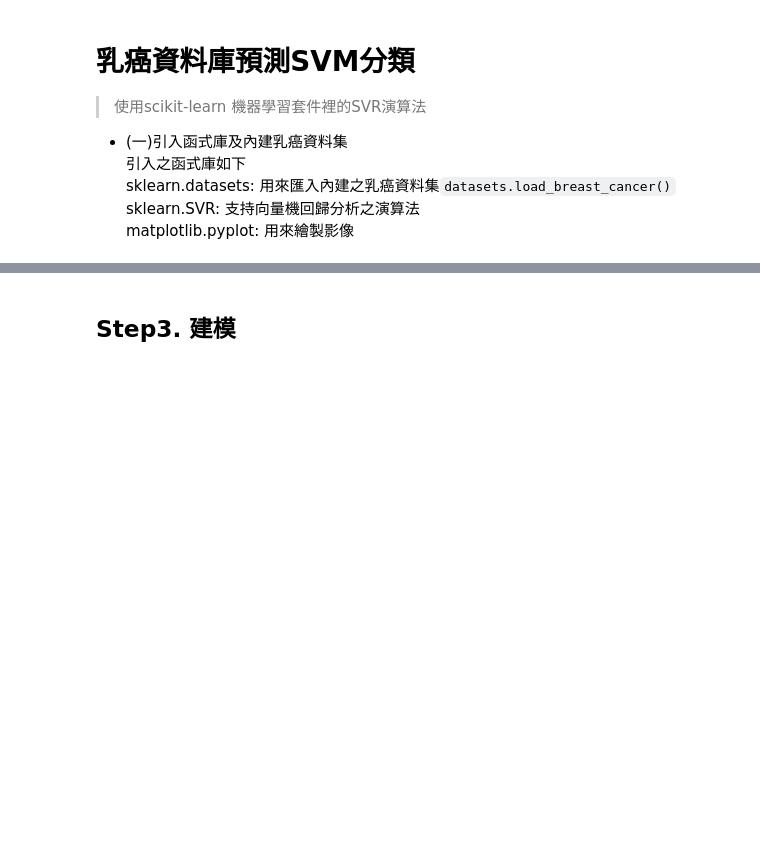
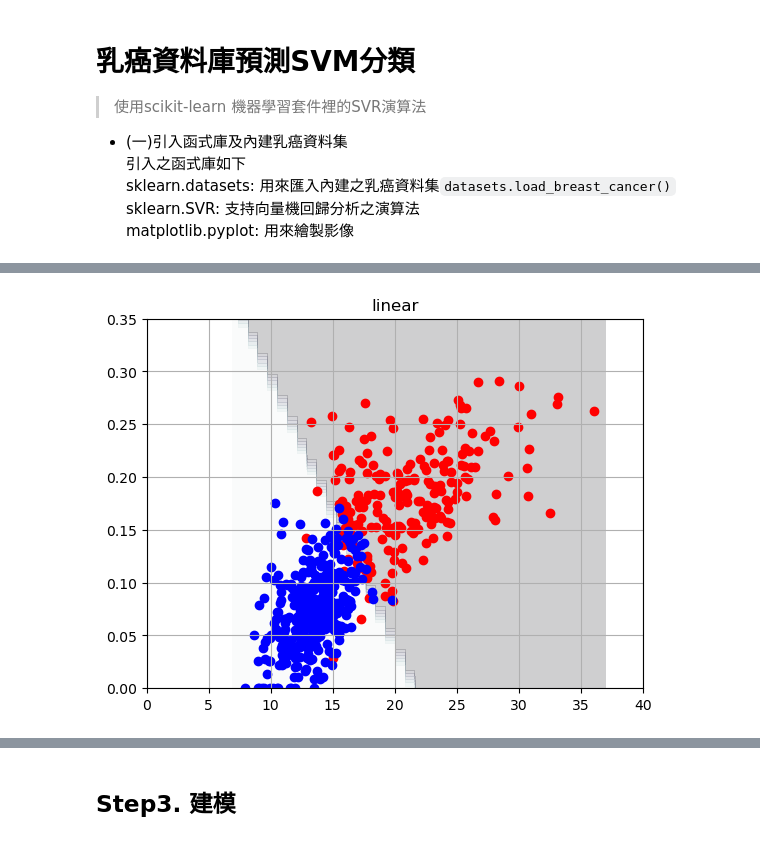
Before and after one commit to chiangmengche/IMLP449, a Jupyter notebook: Unit05_2/SVM實戰.ipynb, the cells around one changed output, grey strips where cells are left out. Drawn from its saved outputs; the diff is of its cells as text; code cells hidden in the pictures; blank space fills up the shorter version.

```diff
--- a/Unit05_2/SVM實戰.ipynb
+++ b/Unit05_2/SVM實戰.ipynb
@@ -20,0 +92,29 @@ breast_cancer=datasets.load_breast_cancer()
+# %%
+training_data = np.r_[malignant, benign]
+training_labels = np.r_[np.zeros(len(malignant)), np.ones(len(benign))]
+# %%
+def SVM_plot(clf,title):
+    training_x_min=training_data[:,0].min()-1
+    training_x_max=training_data[:,0].max()+1
+    training_y_min=training_data[:,1].min()-1
+    training_y_max=training_data[:,1].max()+1
+    grid_interval=0.02
+    xx,yy=np.meshgrid(np.arange(training_x_min,training_x_max,grid_interval),np.arange(training_y_min,training_y_max,grid_interval))
+
+    Z=clf.predict(np.c_[xx.ravel(),yy.ravel()])
+    Z=Z.reshape(xx.shape)
+    plt.contourf(xx,yy,Z,cmap=plt.cm.bone,alpha=0.2)
+    plt.autoscale()
+    plt.grid()
+    plt.scatter(malignant[:,0],malignant[:,1],color='red')
+    plt.scatter(benign[:,0],benign[:,1],color='blue')
+    plt.xlim(0, 40)  # 設定 X 軸範圍
+    plt.ylim(0, 0.35)  # 設定 Y 軸範圍
+    plt.title(title)
+    plt.show()
+# %%
+clf=svm.SVC(kernel='linear',gamma='auto', C=100)
+clf.fit(training_data,training_labels)
+SVM_plot(clf,'linear')
+# %% [output]
+[figure, added]
```
Also changed, not shown: parts of 16 cells of this notebook.
